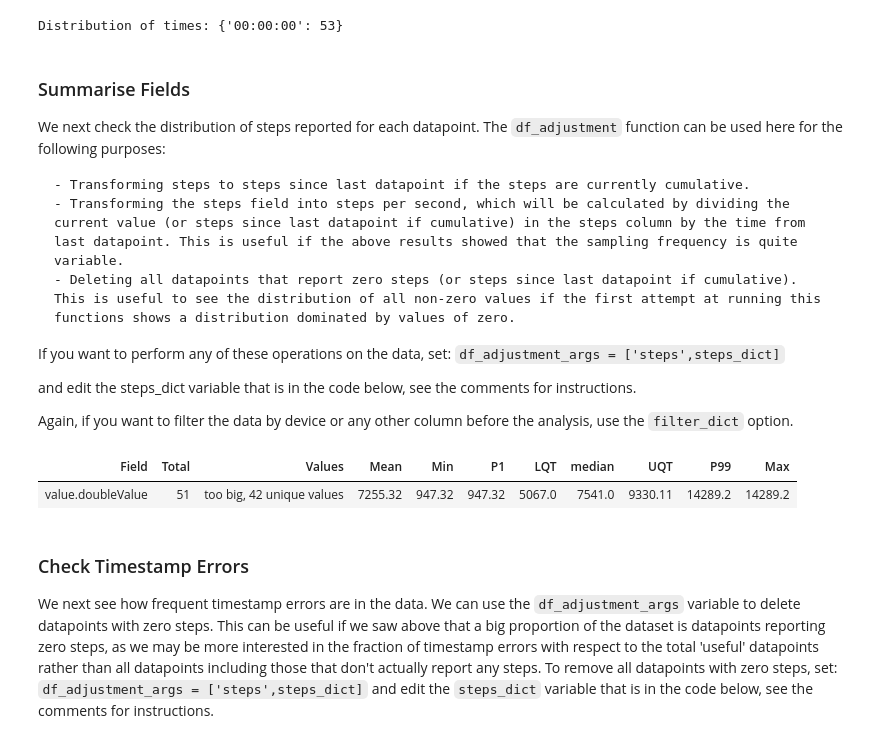
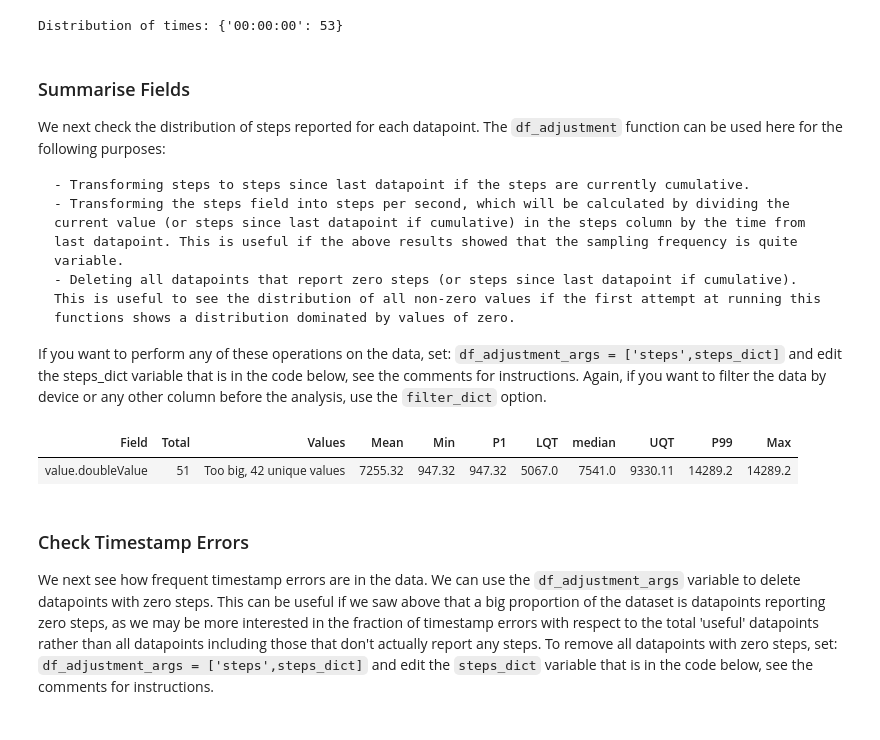
Before and after one commit to MentalHealthMission/data-book, a Jupyter notebook: content/steps_specific_template.ipynb, the cells around one changed output. Drawn from its saved outputs; the diff is of its cells as text; code cells hidden in the pictures.

````diff
--- a/content/steps_specific_template.ipynb
+++ b/content/steps_specific_template.ipynb
@@ -119,48 +129,52 @@ We next check the distribution of steps reported for each datapoint. The `df_adj
 ```
 
 If you want to perform any of these operations on the data, set:
-`df_adjustment_args = ['steps',steps_dict]`
-
-and edit the steps_dict variable that is in the code below, see the comments for instructions.
-
-Again, if you want to filter the data by device or any other column before the analysis, use the `filter_dict` option.
+`df_adjustment_args = ['steps',steps_dict]` and edit the steps_dict variable
+that is in the code below, see the comments for instructions. Again, if you want
+to filter the data by device or any other column before the analysis, use the
+`filter_dict` option.
 # %%
 # Edit this dictionary if you want to make any adjustments to the data before it is analysed.
 steps_dict = {
-    "steps col": 'value.doubleValue', # Change this to the name of the column that reports steps
-    "cumulative": False, # Change this to True to convert to steps since last datapoint (for cumulative steps)
-    "steps per second": False, # Change this to true to convert to steps per second
-    'delete zeros': True, # Set to True if you want to delete all datapoints reporting zero steps
-    "timestamp": 'value.time', # Change to the name of the timestamp column (needed for the calculations)
-    "device col": None # Change to name of device col (as a string) if one exists and cumulative is True
+    "steps col": "value.doubleValue",  # Change this to the name of the column that reports steps
+    "cumulative": False,  # Change this to True to convert to steps since last datapoint (for cumulative steps)
+    "steps per second": False,  # Change this to true to convert to steps per second
+    "delete zeros": True,  # Set to True if you want to delete all datapoints reporting zero steps
+    "timestamp": "value.time",  # Change to the name of the timestamp column (needed for the calculations)
+    "device col": None,  # Change to name of device col (as a string) if one exists and cumulative is True
 }
 
 # Edit this dictionary if you need to filter the data.
 filter_dictionary = {
     # If you wish to only keep datapoints with certain values on specific rows, edit this
     # dictionary and set filter_dict in the function below to filter_dictionary. The keys
     # here are the names of the columns you want to filter by, and the values are the list
     # of acceptable entries for that column.
     "col1": [1, 3, 5],
-    "col2": ['A', 'C'],
+    "col2": ["A", "C"],
 }
 
-df=all_field_summaries.Summarise_fields(
+df = all_field_summaries.Summarise_fields(
     files_list=files_list,
-    fields=['value.doubleValue'], # A list of all fields to be analysed
-    time_stamp='value.time', # The name of the column that contains the timestamp
-    filter_dict=None, # No fields need filtering so leave as None.
-    df_adjustment_args=['steps', steps_dict],# Make adjustments to the data based on the values in steps_dict
-    )
+    fields=["value.doubleValue"],  # A list of all fields to be analysed
+    time_stamp="value.time",  # The name of the column that contains the timestamp
+    filter_dict=None,  # No fields need filtering so leave as None.
+    df_adjustment_args=[
+        "steps",
+        steps_dict,
+    ],  # Make adjustments to the data based on the values in steps_dict
+)
 
 # Then display the results.
-df = df.round(2) # Rounds the numbers for ease of viewing, may need to be adjusted depending on data
+df = df.round(
+    2
+)  # Rounds the numbers for ease of viewing, may need to be adjusted depending on data
 html_table = df.to_html(index=False)
 styled_html = f"<div style='font-size:12px'>{html_table}</div>"
 display(HTML(styled_html))
 # %% [output]
 | Field | Total | Values | Mean | Min | P1 | LQT | median | UQT | P99 | Max |
-| value.doubleValue | 51 | too big, 42 unique values | 7255.32 | 947.32 | 947.32 | 5067.0 | 7541.0 | 9330.11 | 14289.2 | 14289.2 |
+| value.doubleValue | 51 | Too big, 42 unique values | 7255.32 | 947.32 | 947.32 | 5067.0 | 7541.0 | 9330.11 | 14289.2 | 14289.2 |
 # %% [markdown]
 ### Check Timestamp Errors
 
````
Also changed, not shown: parts of 9 cells of this notebook, 20 other files.
